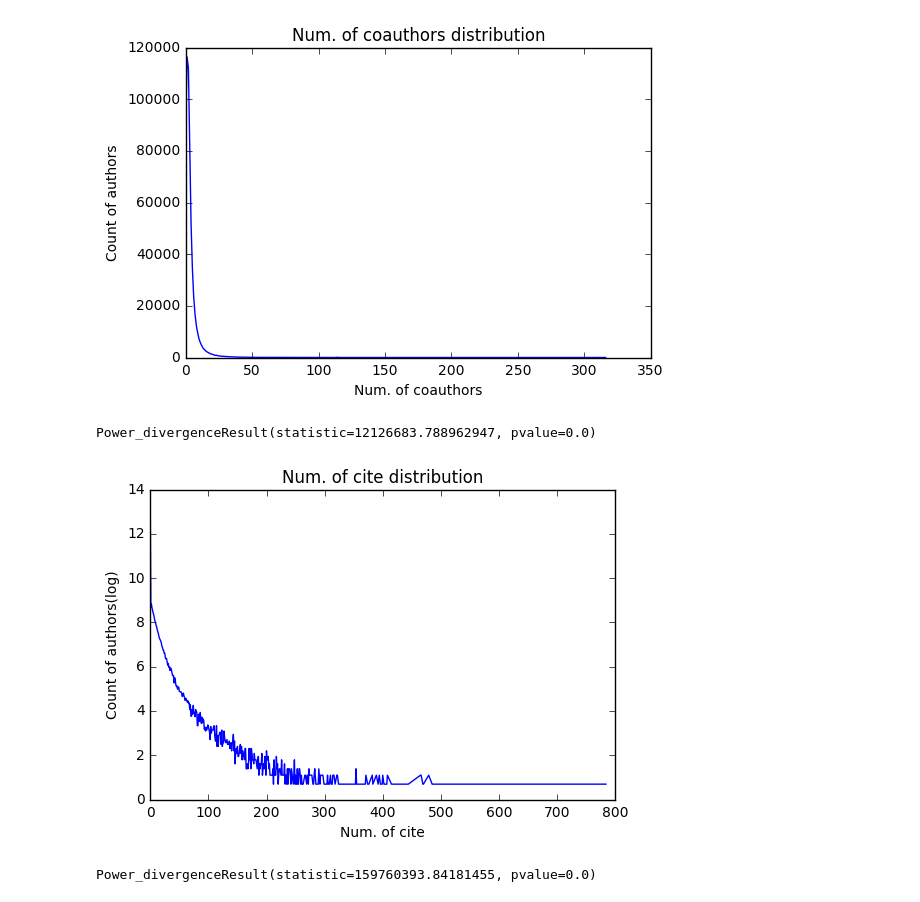
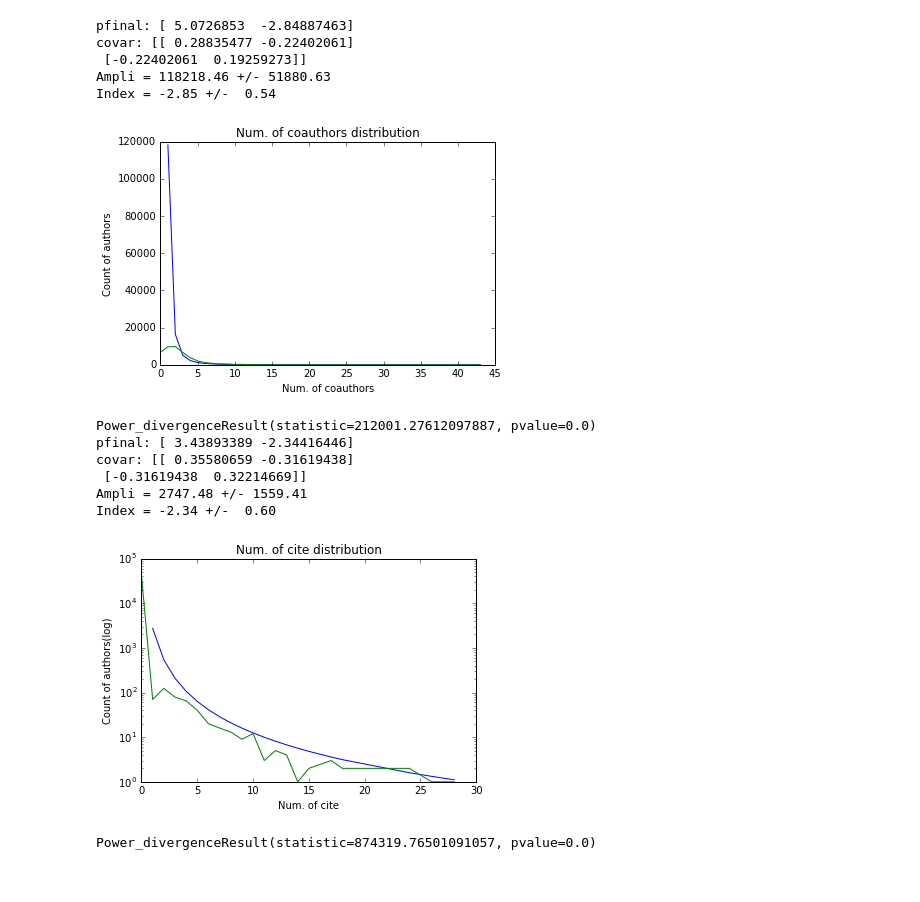
Before and after one commit to generall/citation_analisis, a Jupyter notebook: Distributions.ipynb, the cells around one changed output. Cells and saved outputs as stored; diff of their text form; code cells hidden in the pictures.

```diff
--- a/Distributions.ipynb
+++ b/Distributions.ipynb
@@ -10,5 +40,10 @@ from scipy.stats import power_divergence
 # %%
-def plot_xy_line(x, y):
-    plt.plot(x, y)
+def plot_xy_line(x, y, doFit = False, log=False):
+    if doFit:
+        fit_power_law(x,y, log)
+    if log:
+        plt.semilogy(x, y)
+    else:
+        plt.plot(x, y)
     plt.show()
 # %%
@@ -26,8 +68,8 @@ def convert(data, do):
     else:
         return data
 # %%
-def plot_pairs(pairs, plot_foo, log = False):
+def plot_pairs(pairs, plot_foo, log = False, doFit = False):
     val = [x[1] for x in pairs]
-    plot_foo([x[0] for x in pairs], convert(val, log) )
+    plot_foo([x[0] for x in pairs], val, doFit=doFit, log=log )
     print(power_divergence(val))
 # %%
@@ -44,5 +86,5 @@ def plot_labels(xlabel, ylabel, title):
     plt.ylabel(ylabel)
     plt.title(title)
 # %%
-coauthorNetwork = CoauthorNetwork.load_with_loader("./data/outputacm.txt", parse_dataset_file);
+coauthorNetwork = CoauthorNetwork.load_with_loader("./data/out_test.txt", parse_dataset_file);
 # %% [output]
@@ -65,16 +117,26 @@ Power_divergenceResult(statistic=35461883.823913038, pvalue=0.0)
 # %%
-def neighbour_dist(graph, log = False):
+def neighbour_dist(graph, log = False, doFit=False):
     d = sorted(Counter([len(graph.neighbors(author)) for author in graph.nodes()]).items(), reverse=True)
-    plot_pairs(d, plot_xy_line, log)
+    plot_pairs(d, plot_xy_line, log=log, doFit=doFit)
 
 plot_labels("Num. of coauthors", "Count of authors", "Num. of coauthors distribution")
-neighbour_dist(coauthorNetwork.gr)
+neighbour_dist(coauthorNetwork.gr, doFit=True)
 
 plot_labels("Num. of cite", "Count of authors(log)", "Num. of cite distribution")
-neighbour_dist(coauthorNetwork.cgr, log=True)
+neighbour_dist(coauthorNetwork.cgr, log=True, doFit=True)
 # %% [output]
+pfinal: [ 5.0726853  -2.84887463]
+covar: [[ 0.28835477 -0.22402061]
+ [-0.22402061  0.19259273]]
+Ampli = 118218.46 +/- 51880.63
+Index = -2.85 +/-  0.54
-[figure, old version]
+[figure, new version]
-Power_divergenceResult(statistic=12126683.788962947, pvalue=0.0)
+Power_divergenceResult(statistic=212001.27612097887, pvalue=0.0)
+pfinal: [ 3.43893389 -2.34416446]
+covar: [[ 0.35580659 -0.31619438]
+ [-0.31619438  0.32214669]]
+Ampli = 2747.48 +/- 1559.41
+Index = -2.34 +/-  0.60
-[figure, old version]
+[figure, new version]
-Power_divergenceResult(statistic=159760393.84181455, pvalue=0.0)
+Power_divergenceResult(statistic=874319.76501091057, pvalue=0.0)
 # %%
```
Also changed, not shown: parts of 14 cells of this notebook, 1 other file.
